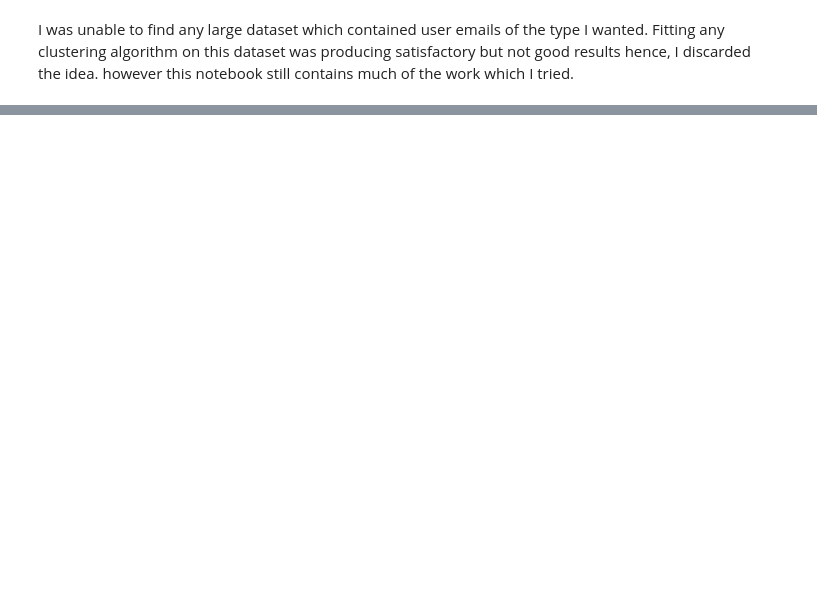
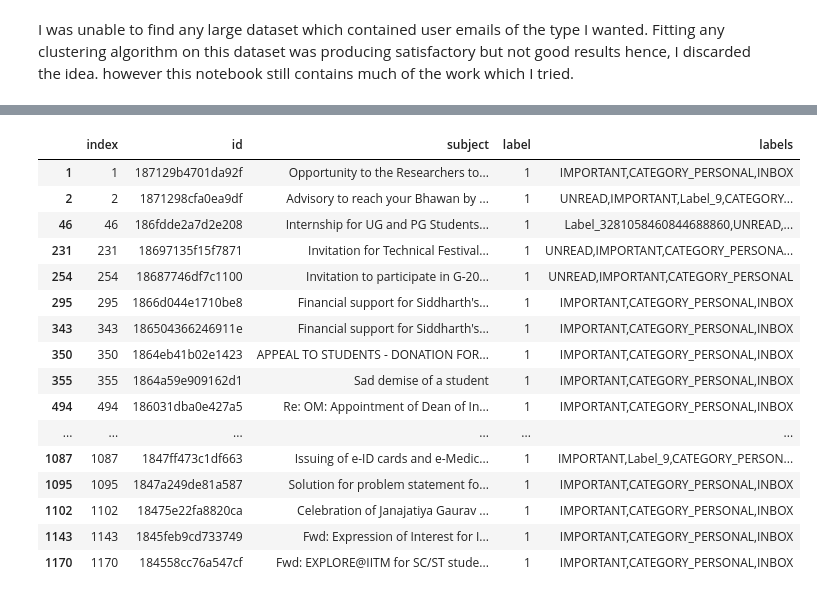
Before and after one commit to aakashks/gmail_organizer, a Jupyter notebook: notebooks/ML_unsupervised.ipynb, the cells around one changed output, grey strips where cells are left out. Drawn from its saved outputs; the diff is of its cells as text; code cells hidden in the pictures; blank space fills up the shorter version.

```diff
--- a/notebooks/ML_unsupervised.ipynb
+++ b/notebooks/ML_unsupervised.ipynb
@@ -99,2 +105,2 @@ mails_df['label'] = pd.Series(labels, name='label')
 # %%
-mails_df.loc[:,['subject', 'label']]
+new_df = mails_df.loc[:,['id', 'subject', 'label', 'labels']]
@@ -114,0 +112,4 @@ mails_df.loc[:,['subject', 'label']]
+# %%
+new_df.reset_index(inplace=True)
+# %%
+new_df.sort_values(by=['label', 'index'], inplace=True)
@@ -114,0 +132,20 @@ mails_df.loc[:,['subject', 'label']]
+# %%
+new_df.loc[new_df['label'] == 1]
+# %% [output]
+|  | index | id | subject | label | labels |
+| 1 | 1 | 187129b4701da92f | Opportunity to the Researchers to... | 1 | IMPORTANT,CATEGORY_PERSONAL,INBOX |
+| 2 | 2 | 1871298cfa0ea9df | Advisory to reach your Bhawan by ... | 1 | UNREAD,IMPORTANT,Label_9,CATEGORY... |
+| 46 | 46 | 186fdde2a7d2e208 | Internship for UG and PG Students... | 1 | Label_3281058460844688860,UNREAD,... |
+| 231 | 231 | 18697135f15f7871 | Invitation for Technical Festival... | 1 | UNREAD,IMPORTANT,CATEGORY_PERSONA... |
+| 254 | 254 | 18687746df7c1100 | Invitation to participate in G-20... | 1 | UNREAD,IMPORTANT,CATEGORY_PERSONAL |
+| 295 | 295 | 1866d044e1710be8 | Financial support for Siddharth's... | 1 | IMPORTANT,CATEGORY_PERSONAL,INBOX |
+| 343 | 343 | 186504366246911e | Financial support for Siddharth's... | 1 | IMPORTANT,CATEGORY_PERSONAL,INBOX |
+| 350 | 350 | 1864eb41b02e1423 | APPEAL TO STUDENTS - DONATION FOR... | 1 | IMPORTANT,CATEGORY_PERSONAL,INBOX |
+| 355 | 355 | 1864a59e909162d1 | Sad demise of a student | 1 | IMPORTANT,CATEGORY_PERSONAL,INBOX |
+| 494 | 494 | 186031dba0e427a5 | Re: OM: Appointment of Dean of In... | 1 | IMPORTANT,CATEGORY_PERSONAL,INBOX |
+| ... | ... | ... | ... | ... | ... |
+| 1087 | 1087 | 1847ff473c1df663 | Issuing of e-ID cards and e-Medic... | 1 | IMPORTANT,Label_9,CATEGORY_PERSON... |
+| 1095 | 1095 | 1847a249de81a587 | Solution for problem statement fo... | 1 | IMPORTANT,CATEGORY_PERSONAL,INBOX |
+| 1102 | 1102 | 18475e22fa8820ca | Celebration of Janajatiya Gaurav ... | 1 | IMPORTANT,CATEGORY_PERSONAL,INBOX |
+| 1143 | 1143 | 1845feb9cd733749 | Fwd: Expression of Interest for I... | 1 | IMPORTANT,CATEGORY_PERSONAL,INBOX |
+| 1170 | 1170 | 184558cc76a547cf | Fwd: EXPLORE@IITM for SC/ST stude... | 1 | IMPORTANT,CATEGORY_PERSONAL,INBOX |
```
Also changed, not shown: parts of 25 cells of this notebook.
